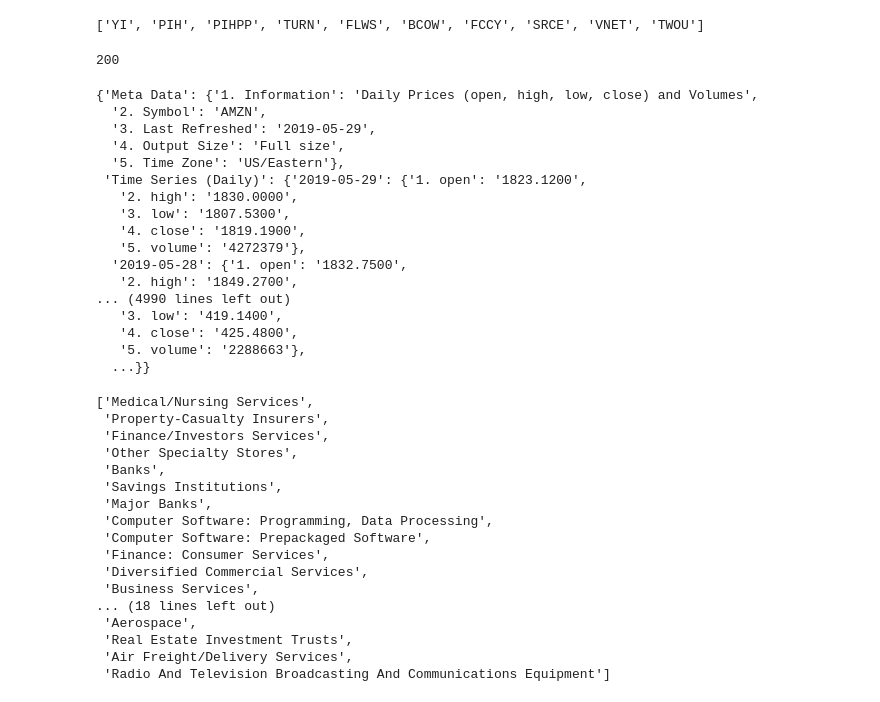
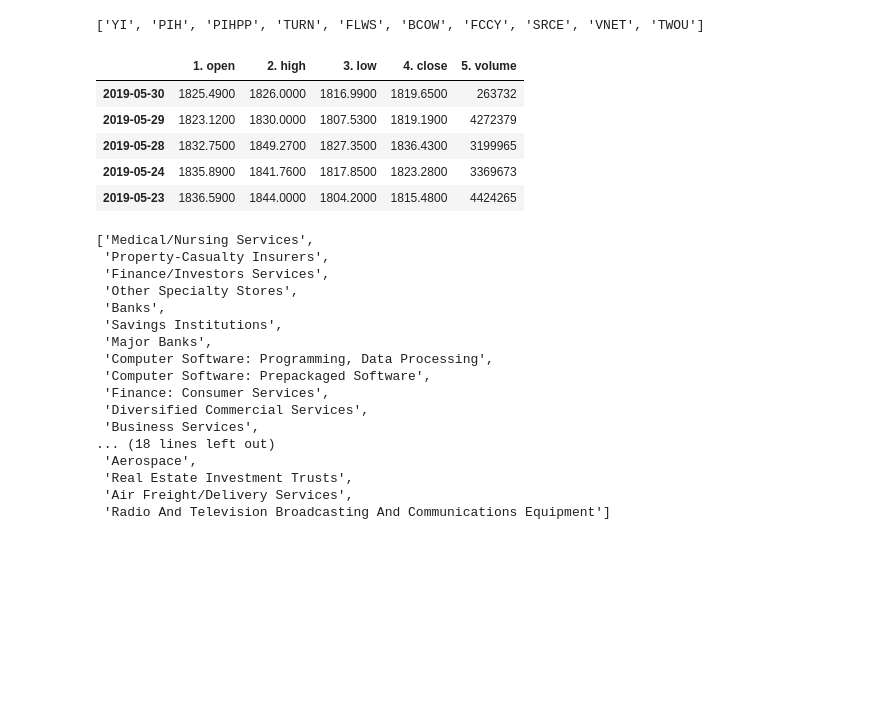
Before and after one commit to appddictionstudio/MDAS, a Jupyter notebook: backend/src/companyAnalysis.ipynb, the cells around one changed output. Cells and saved outputs as stored; diff of their text form; code cells hidden in the pictures; blank space fills up the shorter version.

Commit message:
added dataframe set pulling company information

```diff
--- a/backend/src/companyAnalysis.ipynb
+++ b/backend/src/companyAnalysis.ipynb
@@ -75,38 +75,30 @@ list_of_symbols = df['Symbol'].unique().tolist()
 # %% [output]
 ['YI', 'PIH', 'PIHPP', 'TURN', 'FLWS', 'BCOW', 'FCCY', 'SRCE', 'VNET', 'TWOU']
 # %%
-# Obtaining historical records from API for the Symbols in CSV
+# Obtaining historical records from API for a company by utilizing their symbols on the previous workbook.
 import requests
 def get_stock_data_from_alphavantage_by_symbol(symbols):
     Alpha_Advantage_API = "https://www.alphavantage.co/query?function=TIME_SERIES_DAILY&symbol=AMZN&outputsize=full&apikey=GJS1X1O8CLA8KA4H"
     resp = requests.get(Alpha_Advantage_API)
     if resp.status_code == 200:
-        print(resp.status_code)
+#         print(resp.status_code)
         data = resp.json()
-        return data
+        data = data['Time Series (Daily)']
+#         print(data)
+        df = pd.DataFrame.from_dict(data, orient='columns')
+        df = df.T
+        return df.head()
     else:
         print("API did not pull any data from alphavantage")
 # Executes the function
 get_stock_data_from_alphavantage_by_symbol(list_of_symbols)
 # %% [output]
-200
-{'Meta Data': {'1. Information': 'Daily Prices (open, high, low, close) and Volumes',
-  '2. Symbol': 'AMZN',
-  '3. Last Refreshed': '2019-05-29',
-  '4. Output Size': 'Full size',
-  '5. Time Zone': 'US/Eastern'},
- 'Time Series (Daily)': {'2019-05-29': {'1. open': '1823.1200',
-   '2. high': '1830.0000',
-   '3. low': '1807.5300',
-   '4. close': '1819.1900',
-   '5. volume': '4272379'},
-  '2019-05-28': {'1. open': '1832.7500',
-   '2. high': '1849.2700',
-... (4990 lines left out)
-   '3. low': '419.1400',
-   '4. close': '425.4800',
-   '5. volume': '2288663'},
-  ...}}
+|  | 1. open | 2. high | 3. low | 4. close | 5. volume |
+| 2019-05-30 | 1825.4900 | 1826.0000 | 1816.9900 | 1819.6500 | 263732 |
+| 2019-05-29 | 1823.1200 | 1830.0000 | 1807.5300 | 1819.1900 | 4272379 |
+| 2019-05-28 | 1832.7500 | 1849.2700 | 1827.3500 | 1836.4300 | 3199965 |
+| 2019-05-24 | 1835.8900 | 1841.7600 | 1817.8500 | 1823.2800 | 3369673 |
+| 2019-05-23 | 1836.5900 | 1844.0000 | 1804.2000 | 1815.4800 | 4424265 |
 # %%
 df['industry'] = df['industry'].fillna('No Industry Identified')
 df['industry'].unique().tolist()
```
Also changed, not shown: parts of 1 cell of this notebook, 1 other file.
